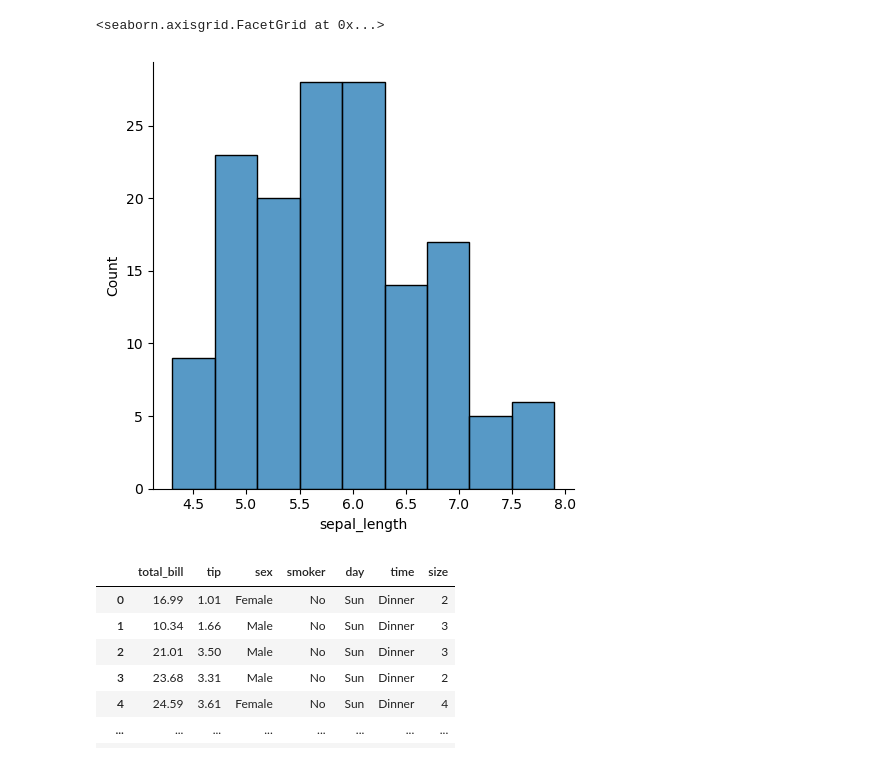
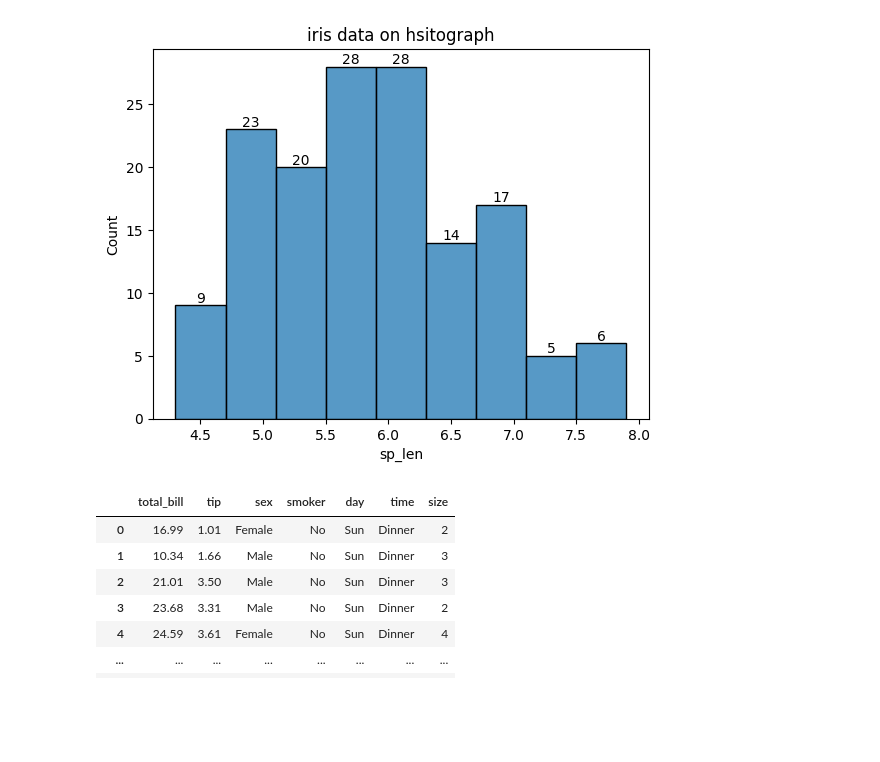
Before and after one commit to Sufeeya07/visualization, a Jupyter notebook: seaborn/2- seaborn.ipynb, the cells around one changed output. Cells and saved outputs as stored; diff of their text form; code cells hidden in the pictures; blank space fills up the shorter version.

```diff
--- a/seaborn/2- seaborn.ipynb
+++ b/seaborn/2- seaborn.ipynb
@@ -34,10 +54,11 @@ sns.scatterplot(x= iris.sepal_length , y= iris.petal_length)
 # %%
-#--------histogram / distribution plot in case of seaborn
+ax=sns.histplot(iris['sepal_length'])
+ax.bar_label(ax.containers[0])
 
-sns.displot(iris['sepal_length'])
+plt.title('iris data on hsitograph')
+_=plt.xlabel('sp_len')
 # %% [output]
-<seaborn.axisgrid.FacetGrid at 0x...>
-[figure, old version]
+[figure, new version]
 # %%
 tips = sns.load_dataset('tips')
 tips
```
Also changed, not shown: parts of 35 cells of this notebook.
